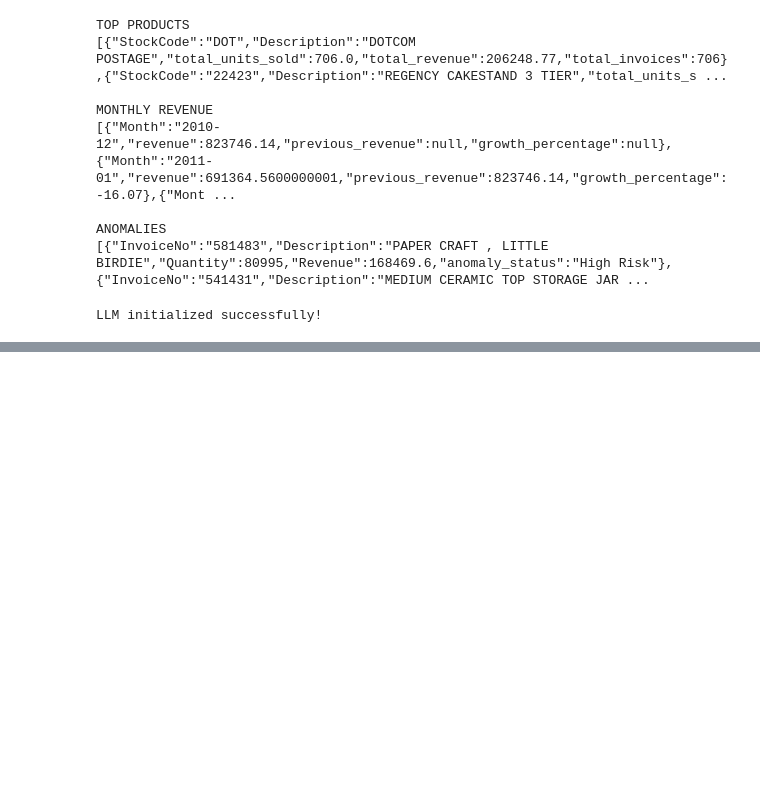
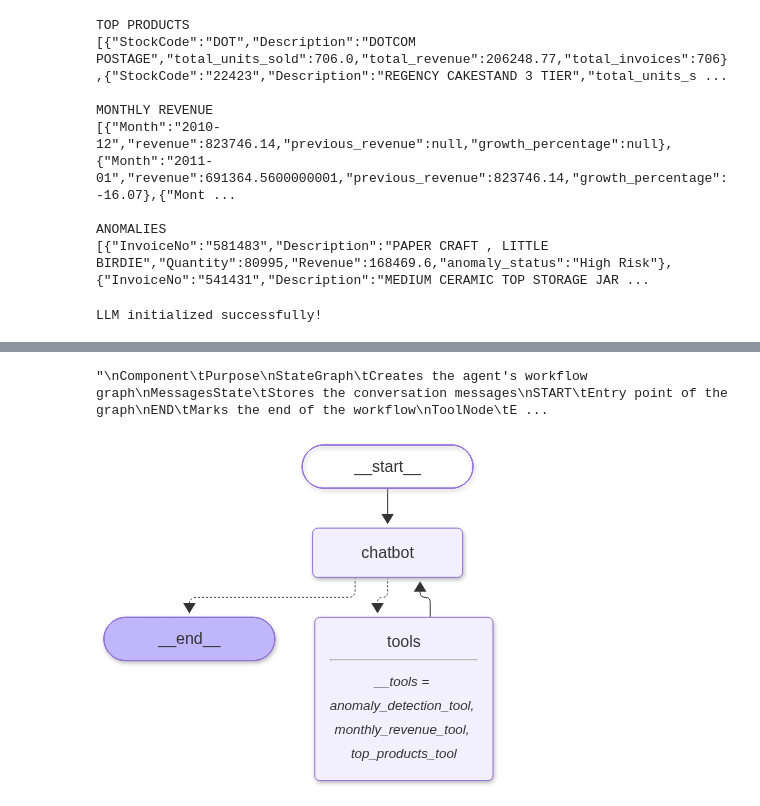
Before and after one commit to arshlakhani/Eccomerce-AI-Agent, a Jupyter notebook: notebooks/exp3aiAgent.ipynb, the cells around one changed output, grey strips where cells are left out. Saved outputs shown, nothing was run; the diff lists cells and outputs as text; code cells hidden in the pictures; blank space fills up the shorter version.

Commit message:
donewithAgent

```diff
--- a/notebooks/exp3aiAgent.ipynb
+++ b/notebooks/exp3aiAgent.ipynb
@@ -207,0 +382,49 @@ NameError: name 'llm' is not defined
+# %%
+from langgraph.graph import StateGraph, MessagesState, START, END
+from langgraph.prebuilt import ToolNode, tools_condition
+def chatbot(state: MessagesState): #messageState receives current conversation state
+    response = llm_with_tools.invoke(state["messages"])
+
+    return {
+        "messages": [response]
+    }
+'''
+Component	Purpose
+StateGraph	Creates the agent's workflow graph
+MessagesState	Stores the conversation messages
+START	Entry point of the graph
+END	Marks the end of the workflow
+ToolNode	Executes tools selected by the LLM
+tools_condition	Decides whether to execute tools or finish
+
+'''
+# %% [output]
+"\nComponent\tPurpose\nStateGraph\tCreates the agent's workflow graph\nMessagesState\tStores the conversation messages\nSTART\tEntry point of the graph\nEND\tMarks the end of the workflow\nToolNode\tE ...
+# %%
+tool_node = ToolNode(tools)
+# %%
+
+graph_builder = StateGraph(MessagesState)
+
+
+graph_builder.add_node("chatbot", chatbot)
+graph_builder.add_node("tools", tool_node)
+
+graph_builder.add_edge(START, "chatbot")
+
+graph_builder.add_conditional_edges(
+    "chatbot",
+    tools_condition
+)
+
+graph_builder.add_edge("tools", "chatbot")
+
+agent = graph_builder.compile()
+# %%
+from IPython.display import Image, display
+
+display(
+    Image(agent.get_graph().draw_mermaid_png())
+)
+# %% [output]
+[figure, added]
```
Also changed, not shown: parts of 44 cells of this notebook, 4 other files.
